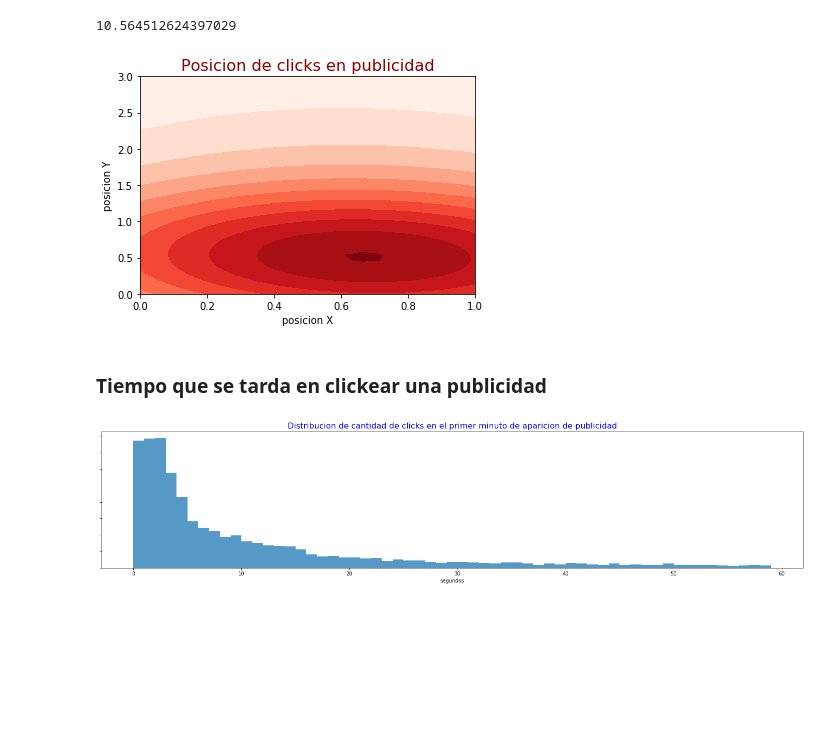
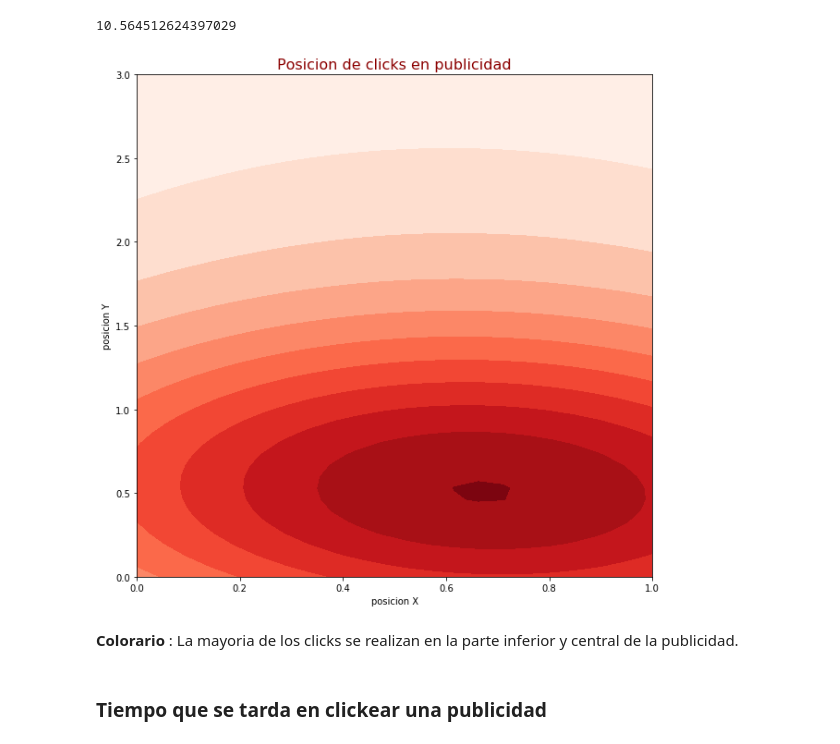
Before and after one commit to freedocx/7506Jampp, a Jupyter notebook: Ani/analisis-exploratorio-jammp.ipynb, the cells around one changed output. Saved outputs shown, nothing was run; the diff lists cells and outputs as text; code cells hidden in the pictures; blank space fills up the shorter version.

```diff
--- a/Ani/analisis-exploratorio-jammp.ipynb
+++ b/Ani/analisis-exploratorio-jammp.ipynb
@@ -13,15 +16,15 @@ import datetime as dt
 Debido a que se trabajara con grandes cantidades de data se definio cada uno de los tipos de datos de los datos pasados por archivo para no sobrecargar al parser de los archivos csv y ahorrar espacio de memoria al conocer mejor que cantidad de memoria se necesitara.
 # %%
 data_types_clicks = {'advertiser_id':'category' , 'action_id':'category' , 'source_id':'category', 'created':str,\
-                     'countrycode':'category','latitude':np.float16, 'longitude':np.float16, 'wifi_conection':bool,\
-                     'carrier_id':np.float32, 'trans_id':str, 'os_minor':'category', 'agent_devise':'category', \
-                     'os_major':'category', 'specs_brnad':'category', 'timeToClick': np.float16, 'touchX':np.float16, \
-                     'touchY':np.float16, 'ref_type':np.int64, 'ref_hash':np.int64}
+                     'countrycode':'category','latitude':np.float16, 'longitude':np.float16, 'wifi_conection':'category',\
+                     'carrier_id':'category', 'trans_id':'category', 'os_minor':'category', 'agent_devise':'category', \
+                     'os_major':'category', 'specs_brnad':'category', 'brand':'category', 'timeToClick': np.float16, 'touchX':np.float16, \
+                     'touchY':np.float16, 'ref_type':'category', 'ref_hash':'category'}
 
-data_types_installs = { "created" : str, "application_id" : np.uint8, "ref_type" : 'category',"click_hash" : 'category',\
+data_types_installs = { "created" : str, "application_id" : 'category', "ref_type" : 'category',"click_hash" : 'category',\
                        "attributed" : bool, "implicit": bool, "device_countrycode" : 'category',"device_brand" : 'category',\
                        "device_model" : 'category', "session_user_agent" : 'category', "user_agent": 'category',"event_uuid":\
-                       'category', "kind" : str, "wifi" : 'category', "trans_id" : str, "ip_address" : 'category', \
+                       'category', "kind" : str, "wifi" : 'category', "trans_id" : 'category', "ip_address" : 'category', \
                        "device_language" : 'category'}
 
 data_types_events = {'ref_type':'category', 'event_id' : 'category', 'ref_hash': 'category', 'application_id':'category',\
@@ -252,15 +251,19 @@ positions["touchY"].apply(lambda x: x>3).mean()*100
 positions = positions[positions.touchY<3]
 # %%
 # Grafico
-f, ax = plt.subplots()
+f, ax = plt.subplots(figsize=(10,10))
 
 ax = sns.kdeplot(positions['touchX'], positions['touchY'], cmap="Reds", shade=True, bw=.60, shade_lowest=True)
 
 ax.set_xlabel('posicion X')
 ax.set_ylabel('posicion Y')
 ax.set_title('Posicion de clicks en publicidad', fontdict={'color':'darkred','size': 16})
 
-axispos = plt.axis([0,1,0,3])
+plt.axis([0,1,0,3])
+
+plt.show()
 # %% [output]
-[figure, old version]
+[figure, new version]
+# %% [markdown]
+**Colorario** : La mayoria de los clicks se realizan en la parte inferior y central de la publicidad.
 # %% [markdown]
@@ -274,11 +281,0 @@ time = time[time<=60]
-# %%
-# Grafico
-f, ax = plt.subplots(figsize=(25, 5))
-
-plt.title('Distribucion de cantidad de clicks en el primer minuto de aparicion de publicidad', fontdict={'color':'b','size': 16})
-plt.xlabel('segundos')
-ax.set_yticklabels([])
-
-ax= plt.hist(time, bins= range(60), alpha=0.75)
-# %% [output]
-[figure, removed]
```
Also changed, not shown: parts of 33 cells of this notebook.
